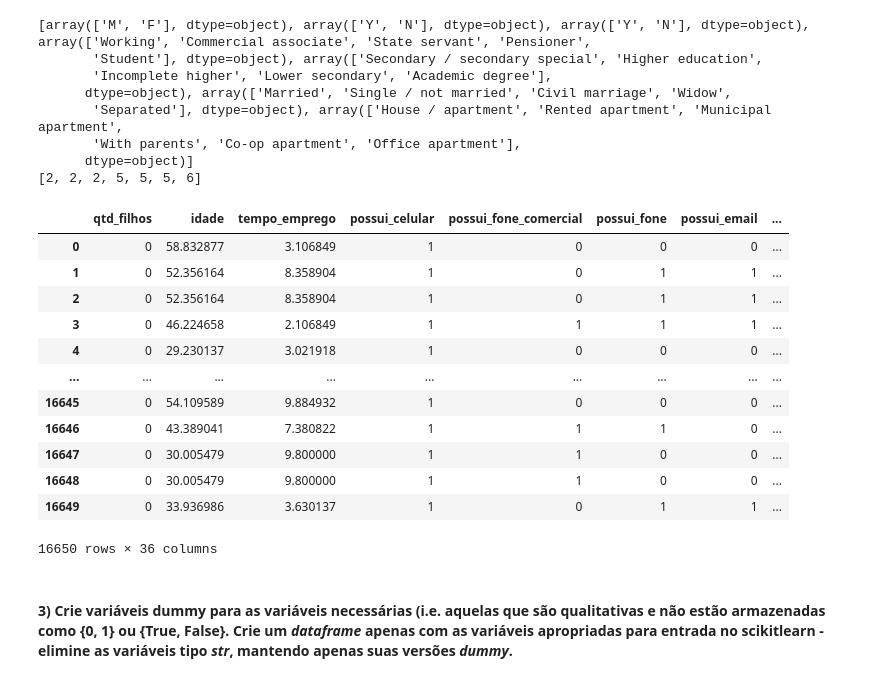
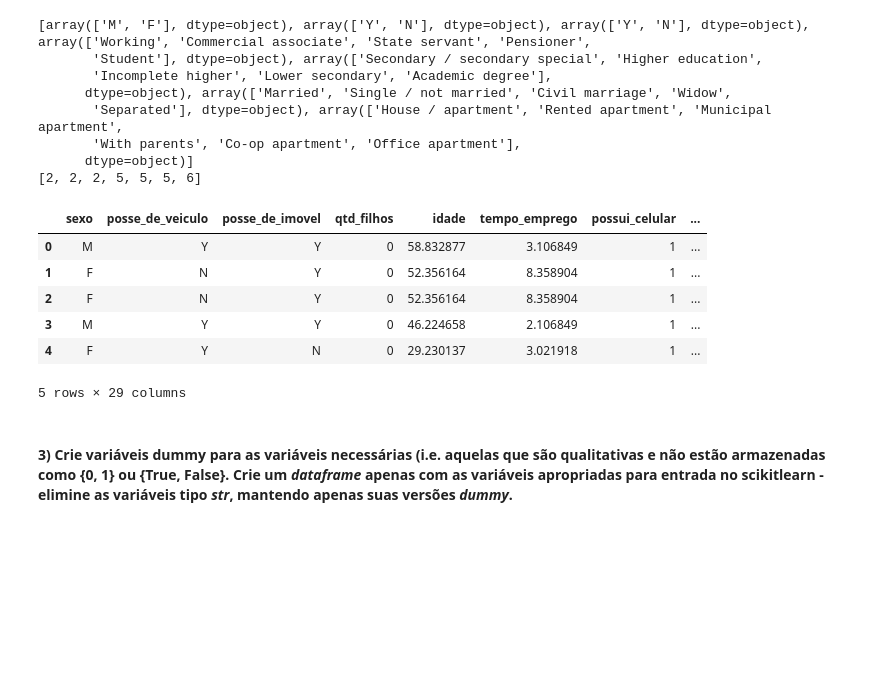
Before and after one commit to MarioECNacimento/ebac_analista_dados, a Jupyter notebook: Pratica_Mod7_EX01.ipynb, the cells around one changed output. Saved outputs shown, nothing was run; the diff lists cells and outputs as text; code cells hidden in the pictures; blank space fills up the shorter version.

```diff
--- a/Pratica_Mod7_EX01.ipynb
+++ b/Pratica_Mod7_EX01.ipynb
@@ -129,21 +129,15 @@ print(lista_qtd_cat)
       dtype=object)]
 [2, 2, 2, 5, 5, 5, 6]
 # %%
-pd.get_dummies(df, columns=['sexo','posse_de_veiculo', 'posse_de_imovel', 'tipo_renda', 'educacao',
-                                 'estado_civil', 'tipo_residencia'])
+df = pd.get_dummies(df, columns= ['tipo_renda', 'educacao', 'estado_civil', 'tipo_residencia'], drop_first = True)
+df.head()
 # %% [output]
-|  | qtd_filhos | idade | tempo_emprego | possui_celular | possui_fone_comercial | possui_fone | possui_email | ... |
-| 0 | 0 | 58.832877 | 3.106849 | 1 | 0 | 0 | 0 | ... |
-| 1 | 0 | 52.356164 | 8.358904 | 1 | 0 | 1 | 1 | ... |
-| 2 | 0 | 52.356164 | 8.358904 | 1 | 0 | 1 | 1 | ... |
-| 3 | 0 | 46.224658 | 2.106849 | 1 | 1 | 1 | 1 | ... |
-| 4 | 0 | 29.230137 | 3.021918 | 1 | 0 | 0 | 0 | ... |
-| ... | ... | ... | ... | ... | ... | ... | ... | ... |
-| 16645 | 0 | 54.109589 | 9.884932 | 1 | 0 | 0 | 0 | ... |
-| 16646 | 0 | 43.389041 | 7.380822 | 1 | 1 | 1 | 0 | ... |
-| 16647 | 0 | 30.005479 | 9.800000 | 1 | 1 | 0 | 0 | ... |
-| 16648 | 0 | 30.005479 | 9.800000 | 1 | 1 | 0 | 0 | ... |
-| 16649 | 0 | 33.936986 | 3.630137 | 1 | 0 | 1 | 1 | ... |
+|  | sexo | posse_de_veiculo | posse_de_imovel | qtd_filhos | idade | tempo_emprego | possui_celular | ... |
+| 0 | M | Y | Y | 0 | 58.832877 | 3.106849 | 1 | ... |
+| 1 | F | N | Y | 0 | 52.356164 | 8.358904 | 1 | ... |
+| 2 | F | N | Y | 0 | 52.356164 | 8.358904 | 1 | ... |
+| 3 | M | Y | Y | 0 | 46.224658 | 2.106849 | 1 | ... |
+| 4 | F | Y | N | 0 | 29.230137 | 3.021918 | 1 | ... |
-16650 rows × 36 columns
+5 rows × 29 columns
 # %% [markdown]
 #### 3) Crie variáveis dummy para as variáveis necessárias (i.e. aquelas que são qualitativas e não estão armazenadas como {0, 1} ou {True, False}. Crie um *dataframe* apenas com as variáveis apropriadas para entrada no scikitlearn - elimine as variáveis tipo *str*, mantendo apenas suas versões *dummy*.
```
Also changed, not shown: parts of 5 cells of this notebook.
